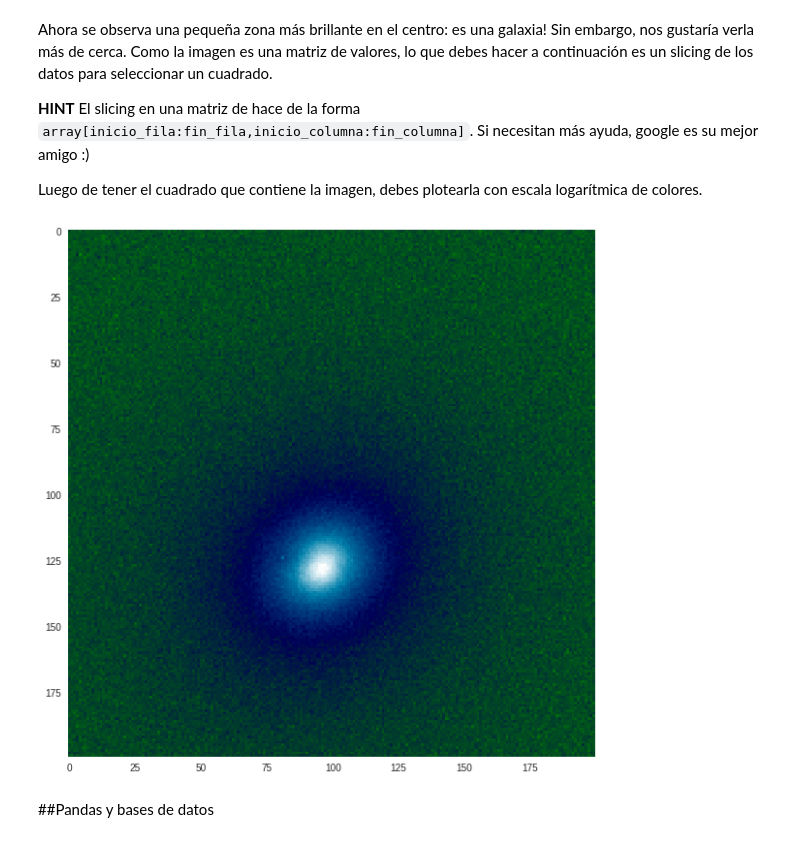
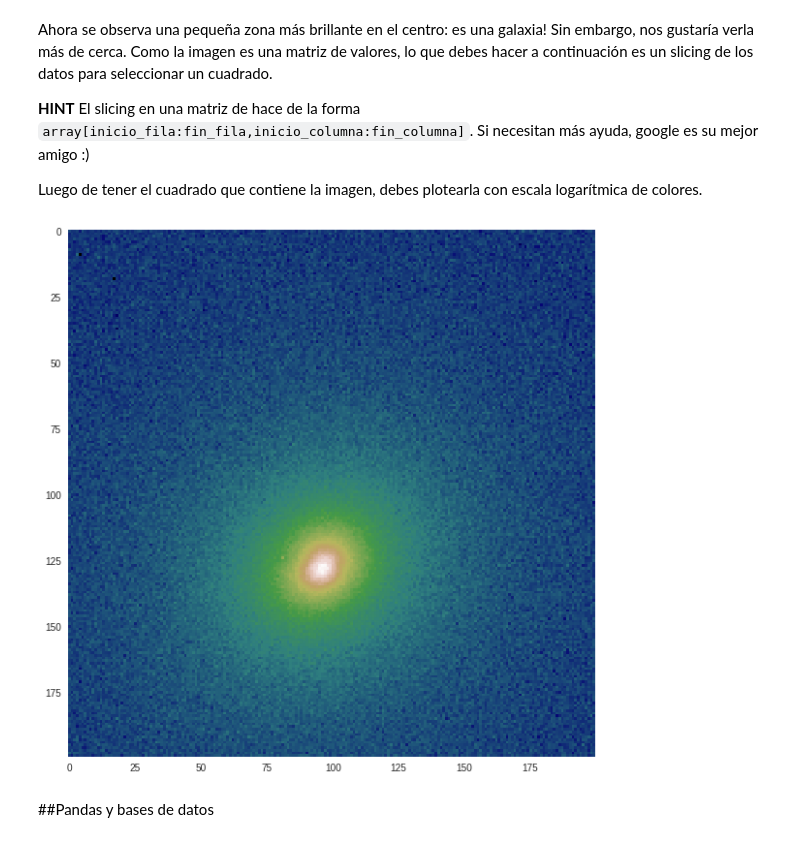
Before and after one commit to kosarrara/minitarea3, a Jupyter notebook: minitarea3.ipynb, the cells around one changed output. Cells and saved outputs as stored; diff of their text form; code cells hidden in the pictures.

```diff
--- a/minitarea3.ipynb
+++ b/minitarea3.ipynb
@@ -142,12 +142,12 @@ Luego de tener el cuadrado que contiene la imagen, debes plotearla con escala lo
 # %%
 # Slicing del cuadrado con la galaxia y plot acá
 zoom=imagen[750:1250,750:1250]
 zoomzoom=zoom[150:350,150:350]
 plt.figure(figsize=(10,10))
-plt.imshow(zoomzoom, cmap="ocean",norm=LogNorm())
+plt.imshow(zoomzoom, cmap="gist_earth",norm=LogNorm())
 plt.grid(b=None)
 # %% [output]
-[figure, old version]
+[figure, new version]
 # %% [markdown]
 ##Pandas y bases de datos
 # %% [markdown]
```
Also changed, not shown: parts of 5 cells of this notebook.
